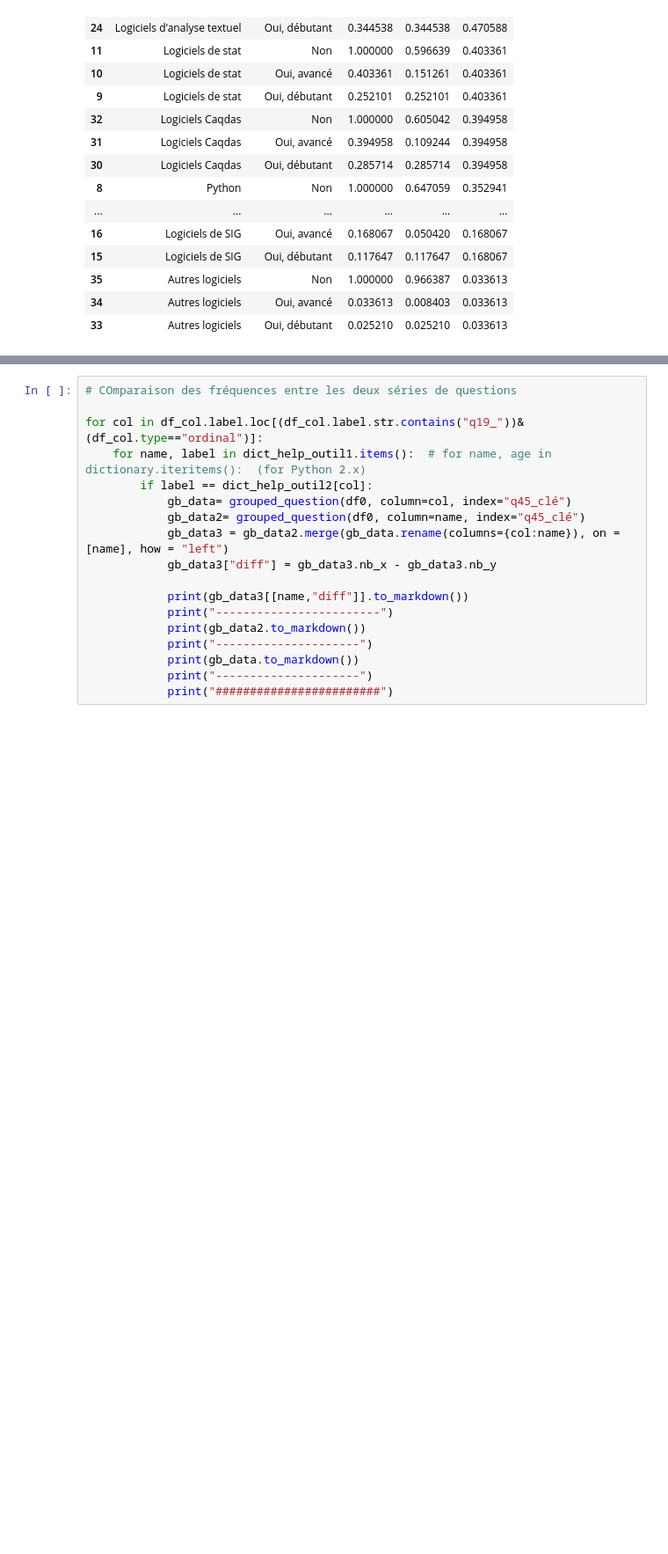
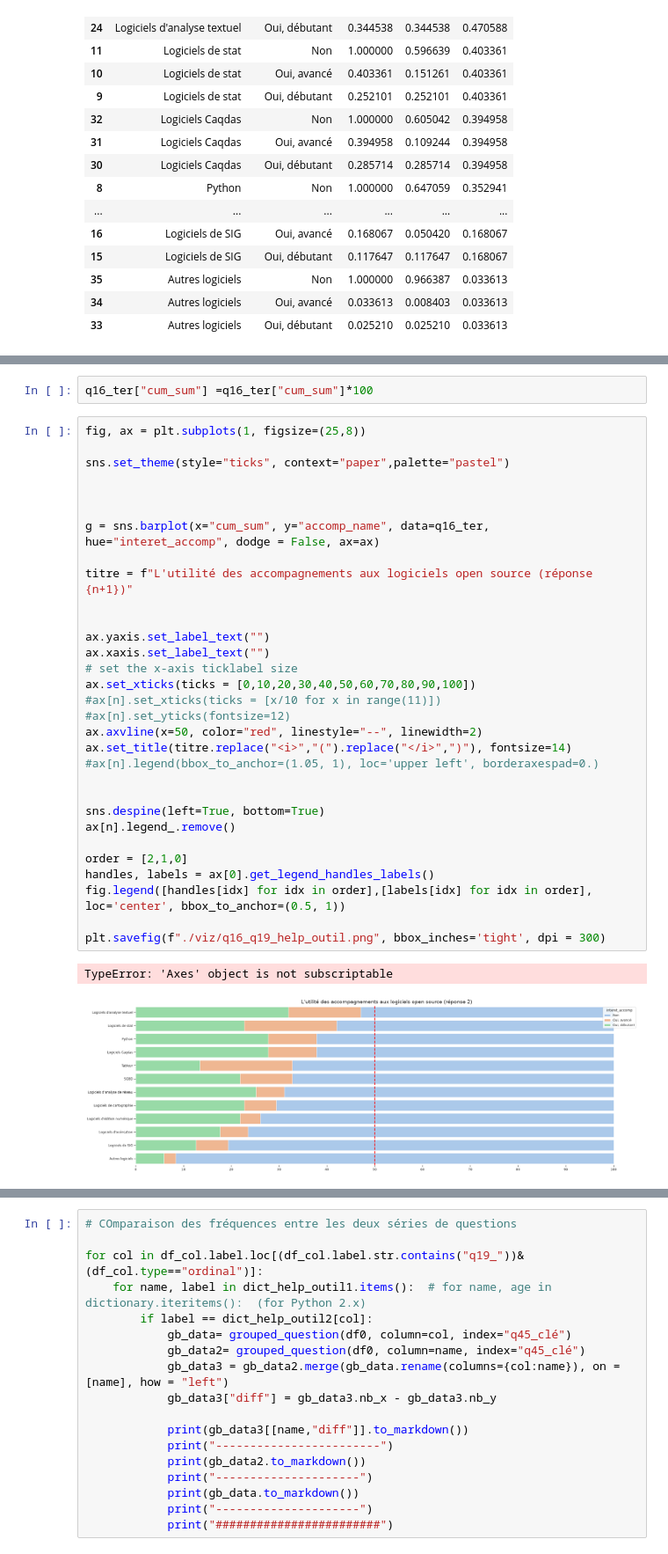
Before and after one commit to luneauaymeric/enquete_SO_p8, a Jupyter notebook: _build/jupyter_execute/script_analyse/stat_descriptive/production_et_analyse_donnees.ipynb, the cells around one changed output, grey strips where cells are left out. Shown at 88% size. Saved outputs shown, nothing was run; the diff lists cells and outputs as text; blank space fills up the shorter version.

```diff
--- a/_build/jupyter_execute/script_analyse/stat_descriptive/production_et_analyse_donnees.ipynb
+++ b/_build/jupyter_execute/script_analyse/stat_descriptive/production_et_analyse_donnees.ipynb
@@ -938,4 +939,40 @@ plt.savefig(f"./viz/q16_q19_help_outil.png", bbox_inches='tight', dpi = 300)
 [figure]
+# %%
+q16_ter["cum_sum"] =q16_ter["cum_sum"]*100
+# %%
+fig, ax = plt.subplots(1, figsize=(25,8))
+
+sns.set_theme(style="ticks", context="paper",palette="pastel")
+
+
+
+g = sns.barplot(x="cum_sum", y="accomp_name", data=q16_ter, hue="interet_accomp", dodge = False, ax=ax)
+
+titre = f"L'utilité des accompagnements aux logiciels open source (réponse {n+1})"
+
+
+ax.yaxis.set_label_text("")
+ax.xaxis.set_label_text("")
+# set the x-axis ticklabel size
+ax.set_xticks(ticks = [0,10,20,30,40,50,60,70,80,90,100])
+#ax[n].set_xticks(ticks = [x/10 for x in range(11)])
+#ax[n].set_yticks(fontsize=12)
+ax.axvline(x=50, color="red", linestyle="--", linewidth=2)
+ax.set_title(titre.replace("<i>","(").replace("</i>",")"), fontsize=14)
+#ax[n].legend(bbox_to_anchor=(1.05, 1), loc='upper left', borderaxespad=0.)
+
+
+sns.despine(left=True, bottom=True)
+ax[n].legend_.remove()
+
+order = [2,1,0]
+handles, labels = ax[0].get_legend_handles_labels()
+fig.legend([handles[idx] for idx in order],[labels[idx] for idx in order], loc='center', bbox_to_anchor=(0.5, 1))
+
+plt.savefig(f"./viz/q16_q19_help_outil.png", bbox_inches='tight', dpi = 300)
+# %% [output]
+TypeError: 'Axes' object is not subscriptable
+[figure, added]
 # %% [markdown]
 Les questions concernant les besoins d'accompagnement à différents types de logiciels open source a été posé deux fois :
 
```
Also changed, not shown: parts of 5 cells of this notebook, 19 other files.
